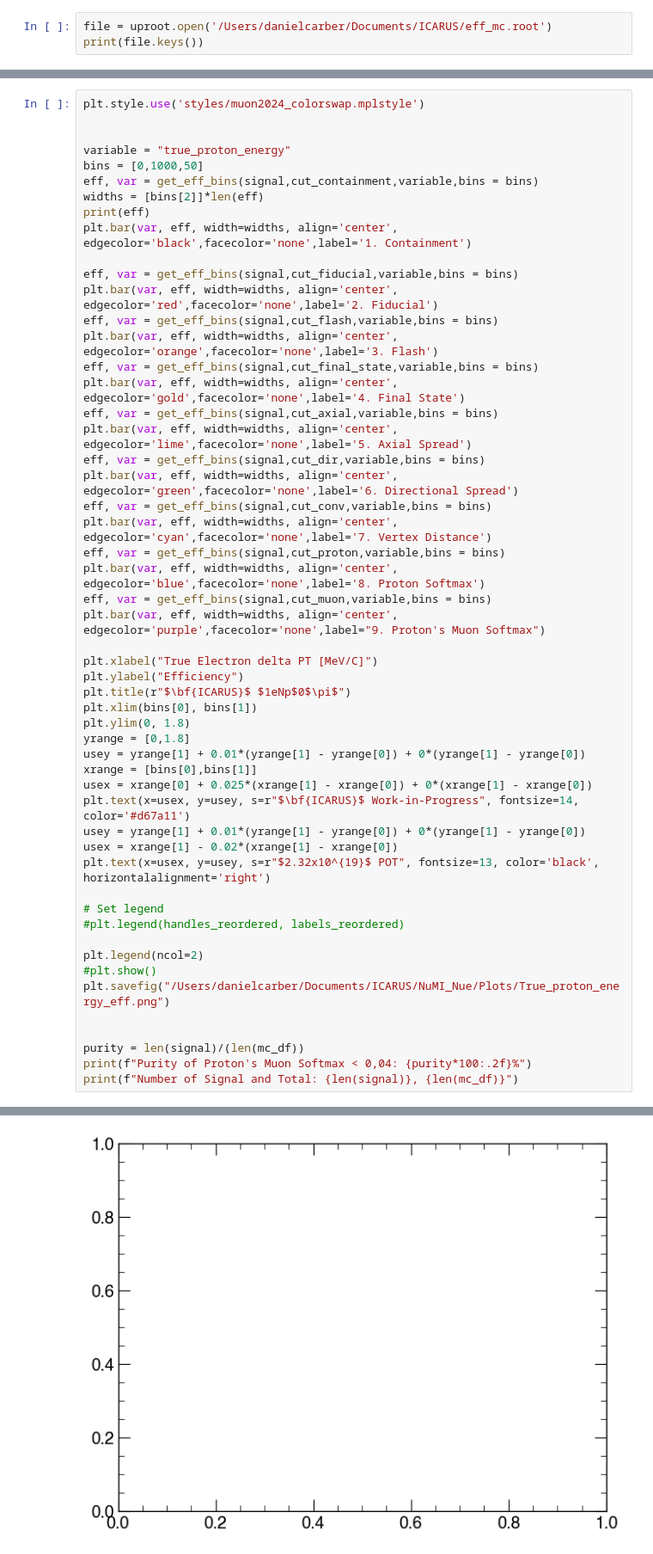
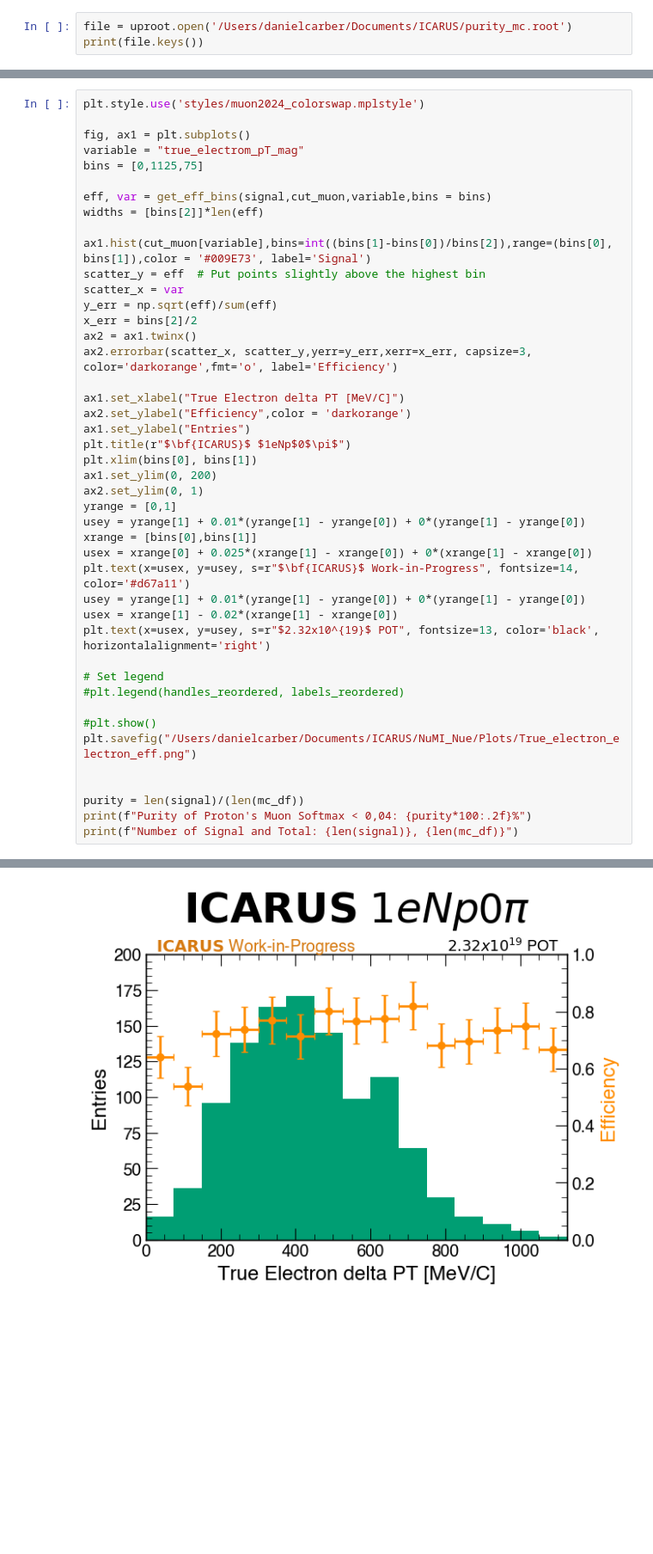
Before and after one commit to dacarber/medulla, a Jupyter notebook: spineplot/Efficiency_plots.ipynb, the cells around one changed output, grey strips where cells are left out. Shown at 86% size. Drawn from its saved outputs; the diff is of its cells as text; blank space fills up the shorter version.

Commit message:
Add new variables

```diff
--- a/spineplot/Efficiency_plots.ipynb
+++ b/spineplot/Efficiency_plots.ipynb
@@ -27,6 +27,6 @@ c++: error: argument to '-isysroot' is missing (expected 1 value)
 c++: error: no input files
 With exit code 0
 # %%
-file = uproot.open('/Users/danielcarber/Documents/ICARUS/eff_mc.root')
+file = uproot.open('/Users/danielcarber/Documents/ICARUS/purity_mc.root')
 print(file.keys())
 # %% [output]
@@ -254,37 +251,29 @@ Number of Signal and Total: 1492, 1492
 # %%
 plt.style.use('styles/muon2024_colorswap.mplstyle')
 
+fig, ax1 = plt.subplots()
+variable = "true_electrom_pT_mag"
+bins = [0,1125,75]
 
-variable = "true_proton_energy"
-bins = [0,1000,50]
-eff, var = get_eff_bins(signal,cut_containment,variable,bins = bins)
+eff, var = get_eff_bins(signal,cut_muon,variable,bins = bins)
 widths = [bins[2]]*len(eff)
-print(eff)
-plt.bar(var, eff, width=widths, align='center', edgecolor='black',facecolor='none',label='1. Containment')
 
-eff, var = get_eff_bins(signal,cut_fiducial,variable,bins = bins)
-plt.bar(var, eff, width=widths, align='center', edgecolor='red',facecolor='none',label='2. Fiducial')
-eff, var = get_eff_bins(signal,cut_flash,variable,bins = bins)
-plt.bar(var, eff, width=widths, align='center', edgecolor='orange',facecolor='none',label='3. Flash')
-eff, var = get_eff_bins(signal,cut_final_state,variable,bins = bins)
-plt.bar(var, eff, width=widths, align='center', edgecolor='gold',facecolor='none',label='4. Final State')
-eff, var = get_eff_bins(signal,cut_axial,variable,bins = bins)
-plt.bar(var, eff, width=widths, align='center', edgecolor='lime',facecolor='none',label='5. Axial Spread')
-eff, var = get_eff_bins(signal,cut_dir,variable,bins = bins)
-plt.bar(var, eff, width=widths, align='center', edgecolor='green',facecolor='none',label='6. Directional Spread')
-eff, var = get_eff_bins(signal,cut_conv,variable,bins = bins)
-plt.bar(var, eff, width=widths, align='center', edgecolor='cyan',facecolor='none',label='7. Vertex Distance')
-eff, var = get_eff_bins(signal,cut_proton,variable,bins = bins)
-plt.bar(var, eff, width=widths, align='center', edgecolor='blue',facecolor='none',label='8. Proton Softmax')
-eff, var = get_eff_bins(signal,cut_muon,variable,bins = bins)
-plt.bar(var, eff, width=widths, align='center', edgecolor='purple',facecolor='none',label="9. Proton's Muon Softmax")
+ax1.hist(cut_muon[variable],bins=int((bins[1]-bins[0])/bins[2]),range=(bins[0], bins[1]),color = '#009E73', label='Signal')
+scatter_y = eff  # Put points slightly above the highest bin
+scatter_x = var
+y_err = np.sqrt(eff)/sum(eff)
+x_err = bins[2]/2
+ax2 = ax1.twinx()
+ax2.errorbar(scatter_x, scatter_y,yerr=y_err,xerr=x_err, capsize=3, color='darkorange',fmt='o', label='Efficiency')
 
-plt.xlabel("True Electron delta PT [MeV/C]")
-plt.ylabel("Efficiency")
+ax1.set_xlabel("True Electron delta PT [MeV/C]")
+ax2.set_ylabel("Efficiency",color = 'darkorange')
+ax1.set_ylabel("Entries")
 plt.title(r"$\bf{ICARUS}$ $1eNp$0$\pi$")
 plt.xlim(bins[0], bins[1])
-plt.ylim(0, 1.8)
-yrange = [0,1.8]
+ax1.set_ylim(0, 200)
+ax2.set_ylim(0, 1)
+yrange = [0,1]
 usey = yrange[1] + 0.01*(yrange[1] - yrange[0]) + 0*(yrange[1] - yrange[0])
 xrange = [bins[0],bins[1]]
 usex = xrange[0] + 0.025*(xrange[1] - xrange[0]) + 0*(xrange[1] - xrange[0])
@@ -296,9 +285,8 @@ plt.text(x=usex, y=usey, s=r"$2.32x10^{19}$ POT", fontsize=13, color='black', ho
 # Set legend
 #plt.legend(handles_reordered, labels_reordered)
 
-plt.legend(ncol=2)
 #plt.show()
-plt.savefig("/Users/danielcarber/Documents/ICARUS/NuMI_Nue/Plots/True_proton_energy_eff.png")
+plt.savefig("/Users/danielcarber/Documents/ICARUS/NuMI_Nue/Plots/True_electron_electron_eff.png")
 
 
 purity = len(signal)/(len(mc_df))
@@ -310 +298 @@ TypeError: unsupported operand type(s) for +: 'int' and 'NoneType'
-[figure, old version]
+[figure, new version]
```
Also changed, not shown: parts of 15 cells of this notebook, 5 other files.
